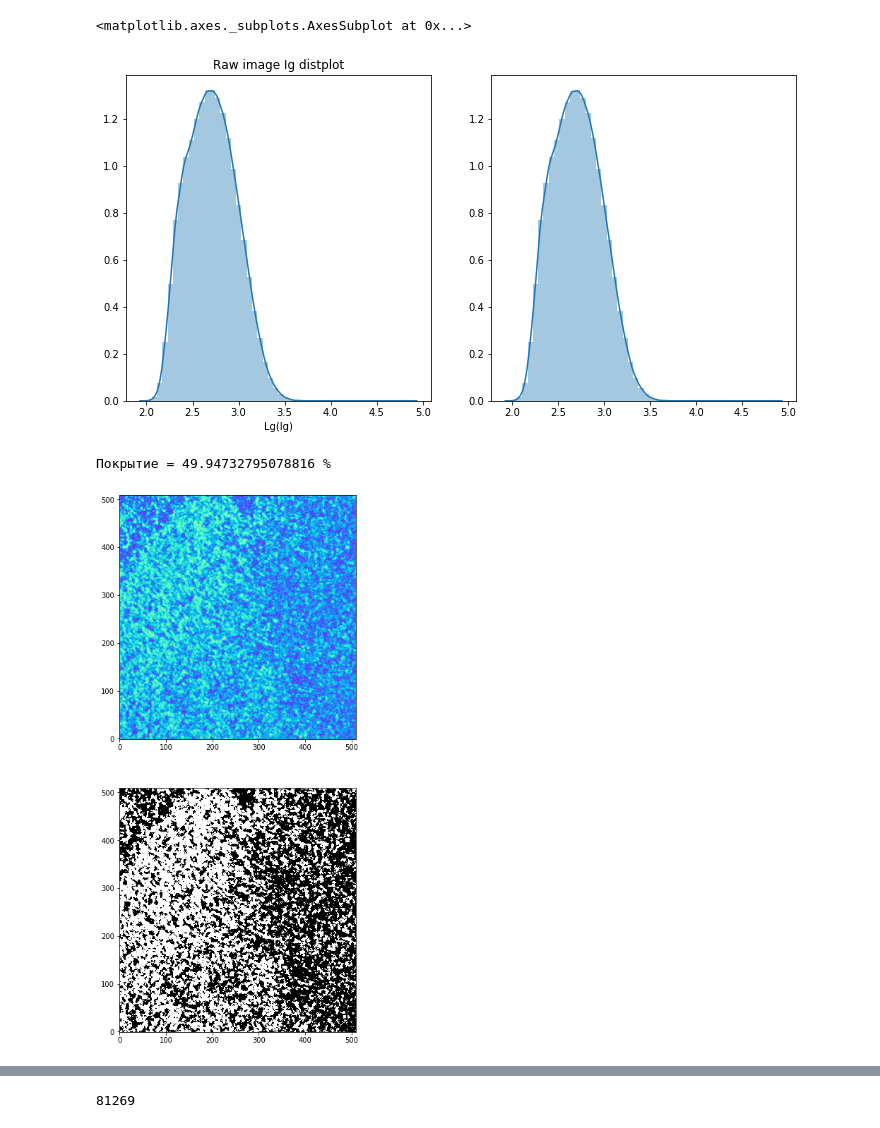
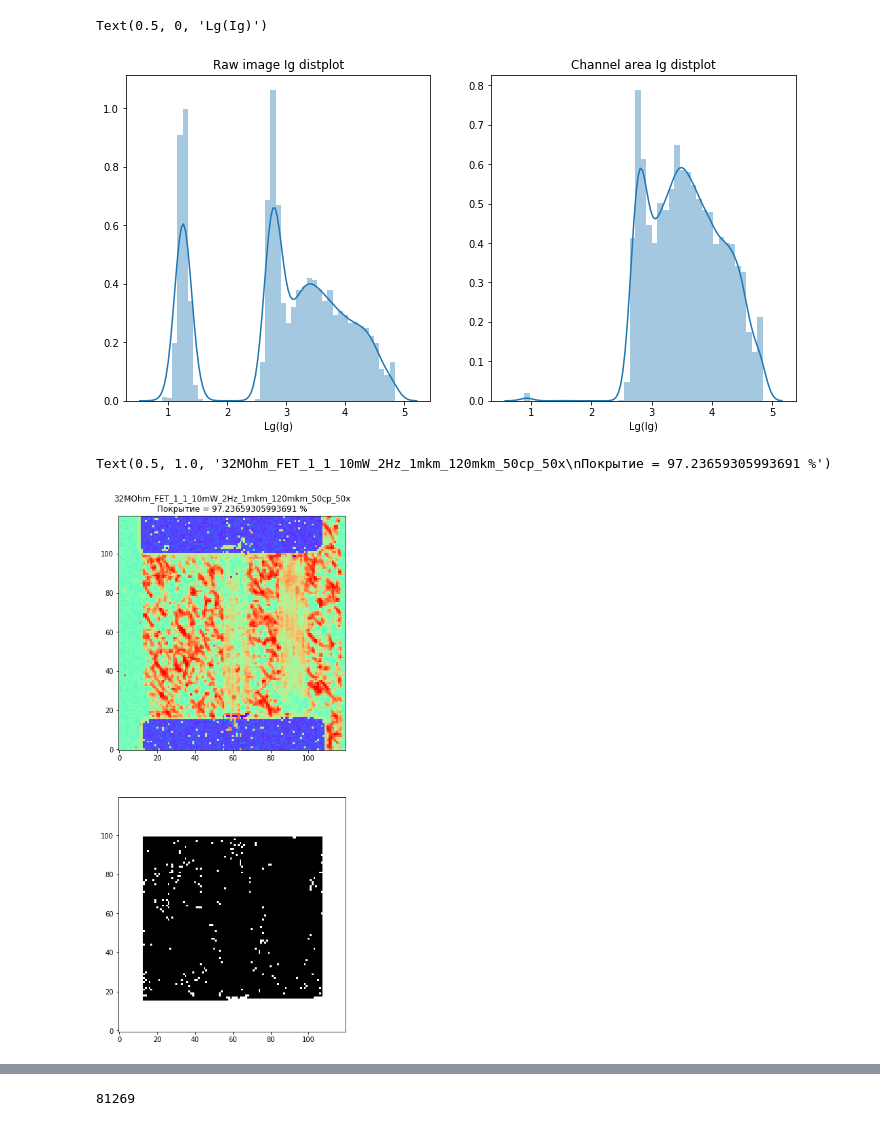
Before and after one commit to GLivshits/Lab, a Jupyter notebook: Raman/Map_plotter.ipynb, the cells around one changed output, grey strips where cells are left out. Drawn from its saved outputs; the diff is of its cells as text; code cells hidden in the pictures.

```diff
--- a/Raman/Map_plotter.ipynb
+++ b/Raman/Map_plotter.ipynb
@@ -26,10 +140,10 @@ import tensorflow as tf
 # %%
-filename = '32MOhm_1min_middle_1mm_2mkm_50cp'
-img = envi.open(filename + '.hdr')
+filename = '32MOhm_FET_1_1_10mW_2Hz_1mkm_120mkm_50cp_50x'
 shifts = pd.read_csv('shifts.csv', engine = 'python', sep = '\t', header = None).to_numpy().flatten()
 roi = np.array([[0,1500],[1700,2500],[2850,3399]])
+
+img = envi.open(filename + r'.hdr')
 arr = []
-
 
 for x in range(img.shape[0]):
 
@@ -125,16 +299,18 @@ def process(mtx):
 # %%
 def find_lines(inter):
 
-    tested_angles = np.linspace(-np.pi / 2, np.pi / 2, 4000)
-    lines = probabilistic_hough_line(inter, theta=tested_angles, threshold = 80, line_length = 20)
+    tested_angles = np.linspace(-np.pi / 2, np.pi / 2, 360)
+    lines = probabilistic_hough_line(inter, theta=tested_angles, threshold = 30, line_length = 2)
 
     # Generating figure 1
+    origin = np.array((0, inter.shape[1]))
     fig, axes = plt.subplots(2, 1, figsize=(6, 10))
     ax = axes.ravel()
 
     ax[0].imshow(inter, cmap=cm.gray)
     ax[0].set_title('Input image')
-    ax[0].set_axis_off()
+    ax[0].set_xlim(origin)
+    ax[0].set_ylim((inter.shape[0], 0))
 
 #     ax[1].imshow(np.log(1 + h),
 #                  extent=[np.rad2deg(theta[-1]), np.rad2deg(theta[0]), d[-1], d[0]],
@@ -145,19 +321,15 @@ def find_lines(inter):
 #     ax[1].axis('image')
 
     ax[1].imshow(inter, cmap=cm.gray)
-    origin = np.array((0, inter.shape[1]))
     y = []
+
     for line in lines:
 
-        try:
-
-            y0, y1 = (line[1][1] - line[0][1])/(line[1][0] - line[0][0]) * origin + line[1][1] - (line[1][1] - line[0][1])/(line[1][0] - line[0][0]) * line[1][0]
-            ax[1].plot(origin, (y0, y1), '-r')
-            y.append((y0, y1))
-
-        except:
-
-            pass
+        k = (line[1][1] - line[0][1])/(line[1][0] - line[0][0] + 1e-12)
+        b = line[1][1] - k * line[1][0]
+        y0, y1 = (k * origin + b)
+        ax[1].plot(origin, (y0, y1), '-r')
+        y.append((y0, y1))
 
     ax[1].set_xlim(origin)
     ax[1].set_ylim((inter.shape[0], 0))
@@ -251,6 +423,8 @@ def get_indices(y, size):
 
     return x
 # %%
-x = get_indices(find_lines(process(np.copy(matrix_sio2))), matrix_sio2.shape[0])
+x = get_indices(find_lines(process(matrix_sio2)), matrix_sio2.shape[0])
+# x = np.zeros(matrix_sio2.shape)
+# x[2:, 5:29] = 1
 # %% [output]
 1.0
@@ -257,0 +432,3 @@ x = get_indices(find_lines(process(np.copy(matrix_sio2))), matrix_sio2.shape[0])
+# %%
+x[:, :48] = 0
+x[:, 240:] = 0
@@ -269,6 +453,7 @@ for i in range(matrix_masked.shape[0]):
 
             matrix_masked[i,j] = 1e-6
 
+
 sns.distplot(np.log10(matrix_ig.flatten()), ax = ax[0])
 
 ax[0].set_title('Raw image Ig distplot')
@@ -276,36 +461,38 @@ ax[0].set_xlabel('Lg(Ig)')
 
 sns.distplot(np.log10(matrix_masked.flatten())[(matrix_masked.flatten()) > 1e-6], ax = ax[1])
 
-# ax[1].set_title('Channel area Ig distplot')
-# ax[1].set_xlabel('Lg(Ig)')
+ax[1].set_title('Channel area Ig distplot')
+ax[1].set_xlabel('Lg(Ig)')
 # %% [output]
-<matplotlib.axes._subplots.AxesSubplot at 0x...>
+Text(0.5, 0, 'Lg(Ig)')
-[figure, old version]
+[figure, new version]
 # %%
 peak_presence = np.copy(matrix_masked)
 
 for i in range(peak_presence.shape[0]):
 
     for j in range(peak_presence.shape[1]):
 
         if peak_presence[i,j] < 500:
 
-            peak_presence[i,j] = 0
+            peak_presence[i,j] = 1
 
         else:
 
-            peak_presence[i,j] = 1
+            peak_presence[i,j] = 0
 
 fig, ax = plt.subplots(2, 1)
 fig.set_size_inches(6, 14)
 
 smth = np.copy(np.log10(matrix_ig))
 
 im1 = ax[0].imshow((smth), origin='lower', cmap=cm.rainbow, aspect='auto')
 
 im2 = ax[1].imshow(np.ma.masked_where(x == 0, peak_presence), origin='lower', cmap=cm.gray, aspect='auto')
 
-print('Покрытие = {} %'.format(np.count_nonzero(peak_presence)/(peak_presence.shape[0] * peak_presence.shape[1]) * 100))
+coverage = 100*(1 - np.count_nonzero(peak_presence[matrix_masked > 1e-6])/np.size(peak_presence[matrix_masked > 1e-6]))
+
+ax[0].set_title('{}\nПокрытие = {} %'.format(filename, coverage))
 # %% [output]
-Покрытие = 49.94732795078816 %
+Text(0.5, 1.0, '32MOhm_FET_1_1_10mW_2Hz_1mkm_120mkm_50cp_50x\nПокрытие = 97.23659305993691 %')
-[figure, old version]
+[figure, new version]
```
Also changed, not shown: parts of 36 cells of this notebook, 13 other files.
